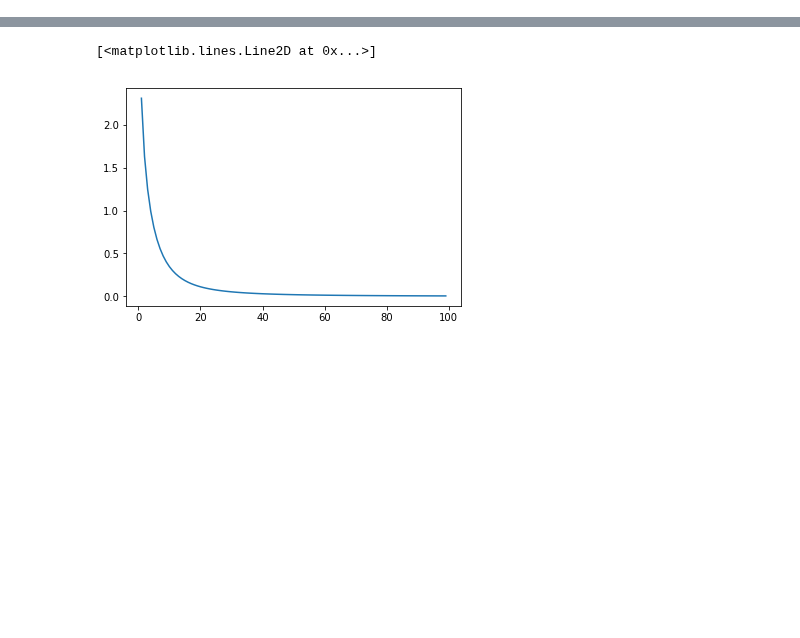
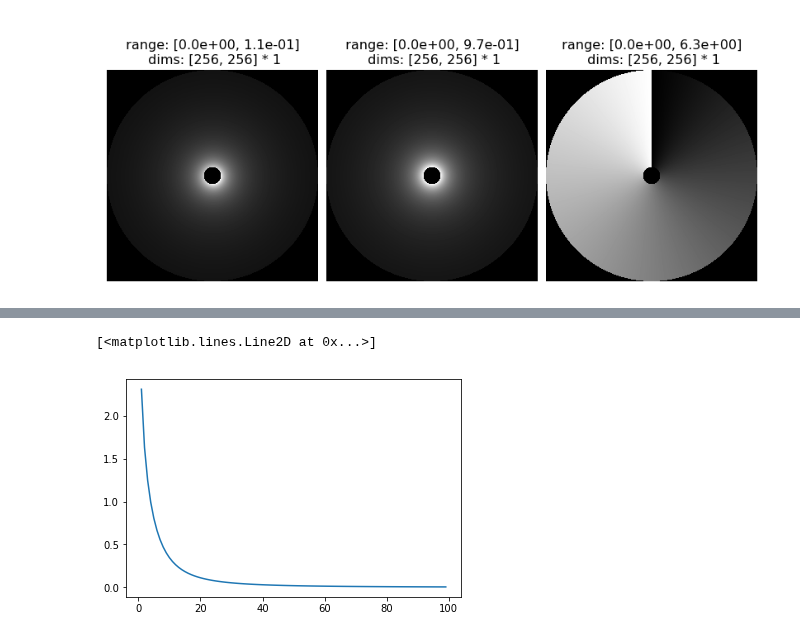
Before and after one commit to billbrod/spatial-frequency-preferences, a Jupyter notebook: notebooks/Grating-approximations.ipynb, the cells around one changed output, grey strips where cells are left out. Cells and saved outputs as stored; diff of their text form; code cells hidden in the pictures; blank space fills up the shorter version.

```diff
--- a/notebooks/Grating-approximations.ipynb
+++ b/notebooks/Grating-approximations.ipynb
@@ -28,0 +44,26 @@ sfp.plotting.plot_grating_approximation(stim, dx, dy, 20, w_r=w_r, w_a=w_a);
+# %%
+model = sfp.model.LogGaussianDonut()
+# %%
+import itertools
+
+pix_diam = 256
+deg_diam = 24
+deg_to_pix = deg_diam / pix_diam
+pref_period = np.empty((pix_diam, pix_diam))
+origin = (pix_diam+1)/2
+for x, y in itertools.product(range(256), range(256)):
+    e = np.sqrt((x-origin)**2 + (y-origin)**2)
+    a = np.mod(np.arctan2(y-origin, x-origin), 2*np.pi)
+    pref_period[x, y] = model.preferred_period(e, a, 0)
+pref_sf = 1./pref_period
+#pref_sf = sfp.utils.mask_array_like_grating(stim, pref_sf)
+# %%
+dx, dy, mag, direc = sfp.stimuli.create_sf_maps_cpd(pix_diam, deg_diam, w_r=0, w_a=6, stim_type='logpolar')
+mag = sfp.utils.mask_array_like_grating(stim, mag)
+direc = sfp.utils.mask_array_like_grating(stim, direc)
+dx = sfp.utils.mask_array_like_grating(stim, dx)
+dy = sfp.utils.mask_array_like_grating(stim, dy)
+# %%
+pt.imshow([sfp.utils.mask_array_like_grating(stim, pref_sf), mag, direc]);
+# %% [output]
+[figure, added]
```
Also changed, not shown: parts of 14 cells of this notebook.
